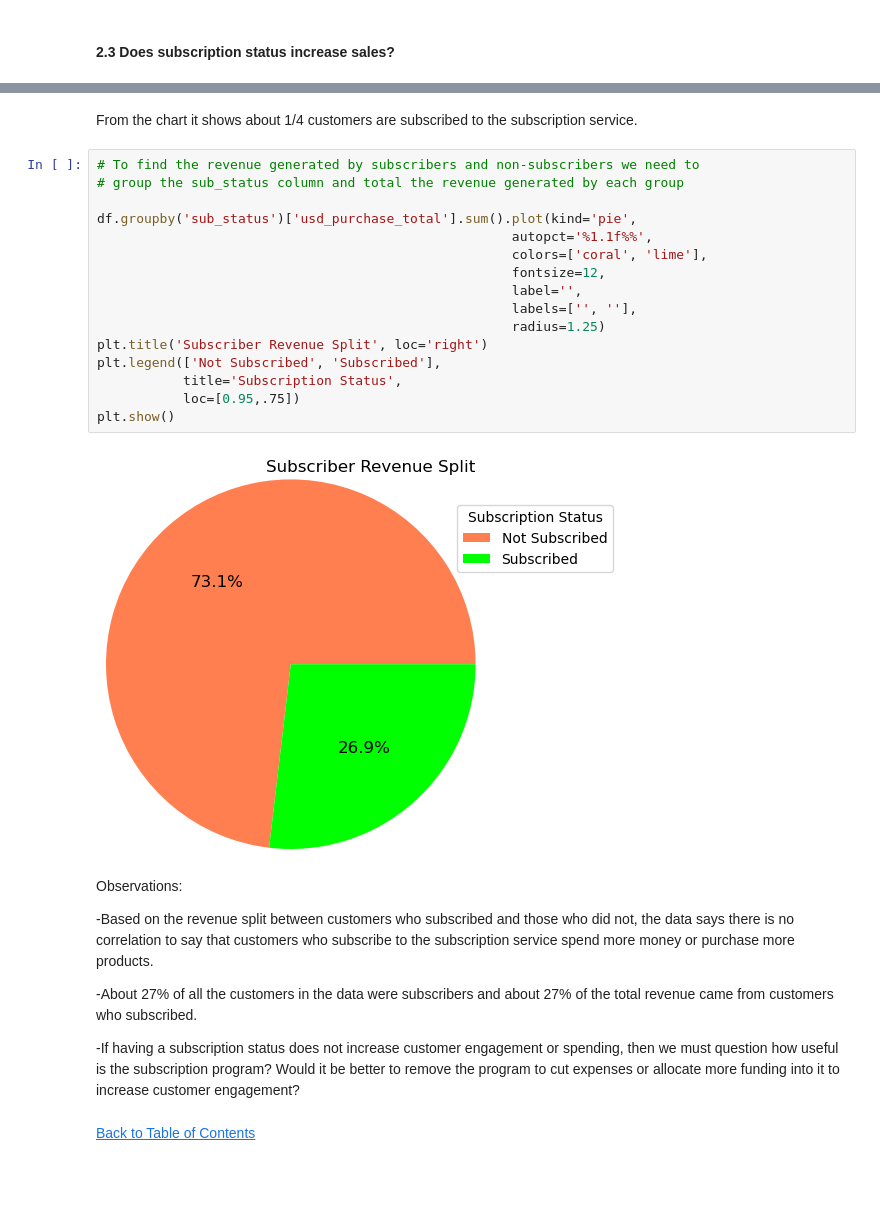
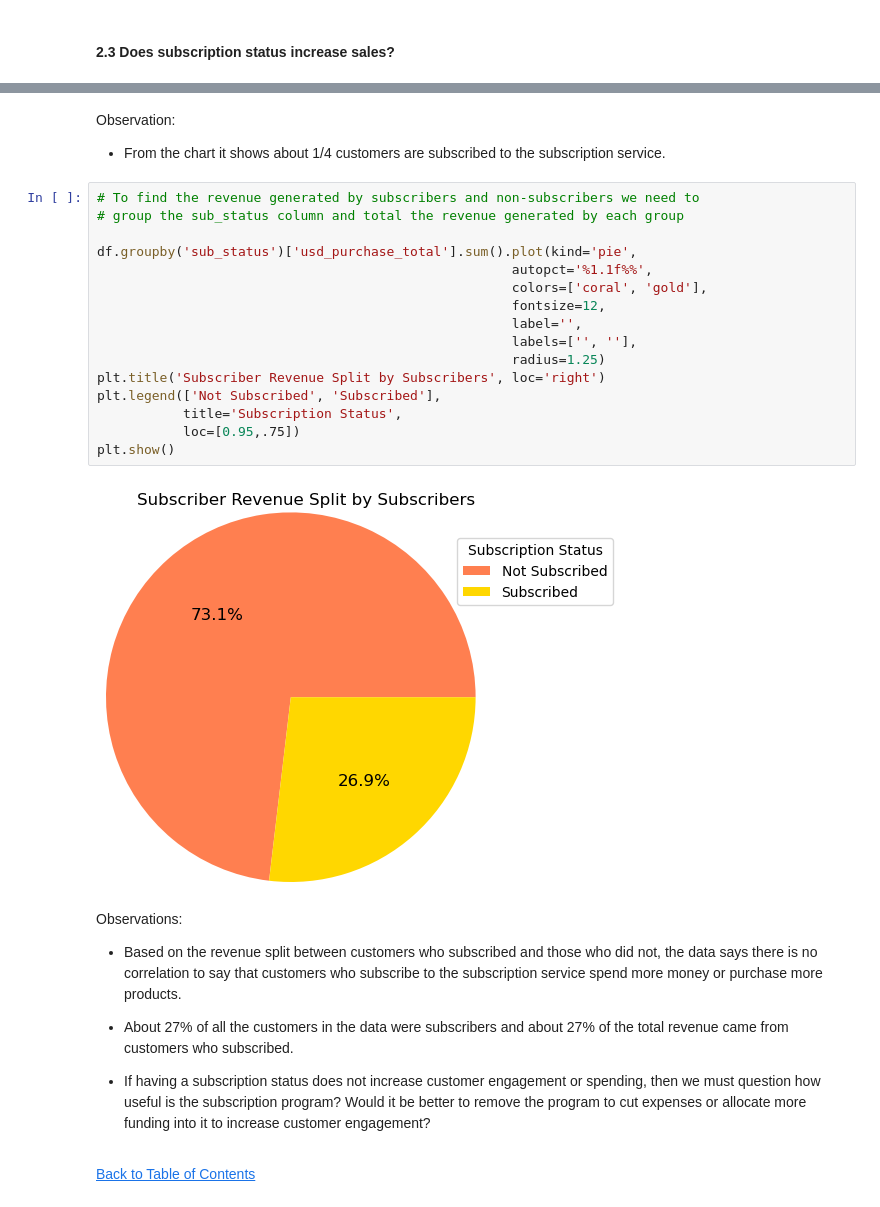
Before and after one commit to jasondo-da/shopping_behavior_analysis, a Jupyter notebook: shopping_behavior_analysis.ipynb, the cells around one changed output, grey strips where cells are left out. Cells and saved outputs as stored; diff of their text form; blank space fills up the shorter version.

```diff
--- a/shopping_behavior_analysis.ipynb
+++ b/shopping_behavior_analysis.ipynb
@@ -941,31 +1028,33 @@ plt.show()
 # %% [markdown]
-From the chart it shows about 1/4 customers are subscribed to the subscription service.
+Observation:
+
+- From the chart it shows about 1/4 customers are subscribed to the subscription service.
 # %%
 # To find the revenue generated by subscribers and non-subscribers we need to
 # group the sub_status column and total the revenue generated by each group
 
 df.groupby('sub_status')['usd_purchase_total'].sum().plot(kind='pie',
                                                      autopct='%1.1f%%',
-                                                     colors=['coral', 'lime'],
+                                                     colors=['coral', 'gold'],
                                                      fontsize=12,
                                                      label='',
                                                      labels=['', ''],
                                                      radius=1.25)
-plt.title('Subscriber Revenue Split', loc='right')
+plt.title('Subscriber Revenue Split by Subscribers', loc='right')
 plt.legend(['Not Subscribed', 'Subscribed'],
            title='Subscription Status',
            loc=[0.95,.75])
 plt.show()
 # %% [output]
-[figure, old version]
+[figure, new version]
 # %% [markdown]
 Observations:
 
--Based on the revenue split between customers who subscribed and those who did not, the data says there is no correlation to say that customers who subscribe to the subscription service spend more money or purchase more products.
+- Based on the revenue split between customers who subscribed and those who did not, the data says there is no correlation to say that customers who subscribe to the subscription service spend more money or purchase more products.
 
--About 27% of all the customers in the data were subscribers and about 27% of the total revenue came from customers who subscribed.
+- About 27% of all the customers in the data were subscribers and about 27% of the total revenue came from customers who subscribed.
 
--If having a subscription status does not increase customer engagement or spending, then we must question how useful is the subscription program? Would it be better to remove the program to cut expenses or allocate more funding into it to increase customer engagement?
+- If having a subscription status does not increase customer engagement or spending, then we must question how useful is the subscription program? Would it be better to remove the program to cut expenses or allocate more funding into it to increase customer engagement?
 # %% [markdown]
 [Back to Table of Contents](#back)
 # %% [markdown]
```
Also changed, not shown: parts of 31 cells of this notebook.
